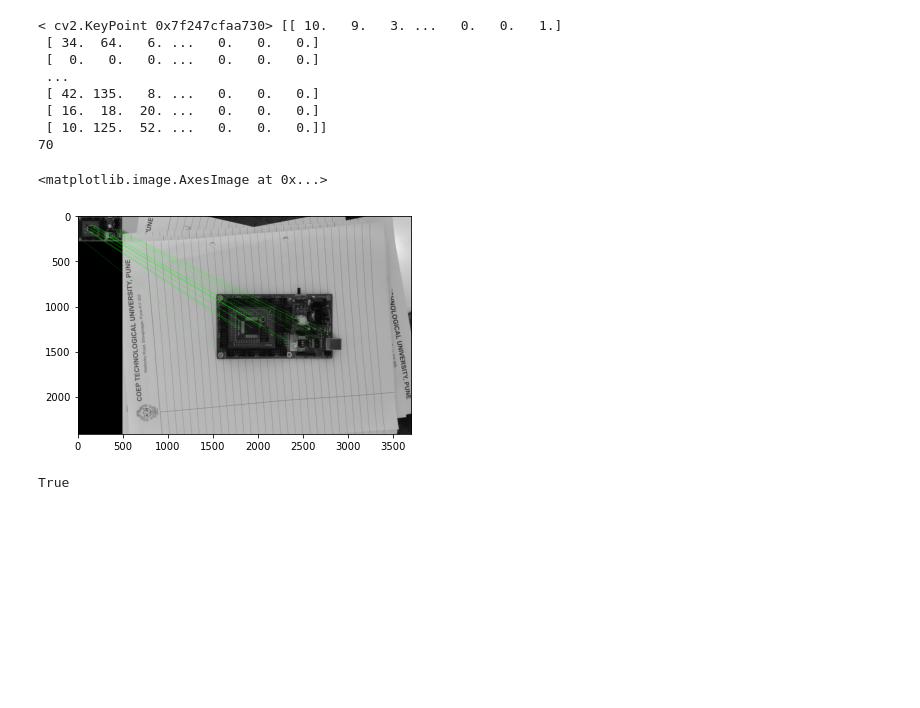
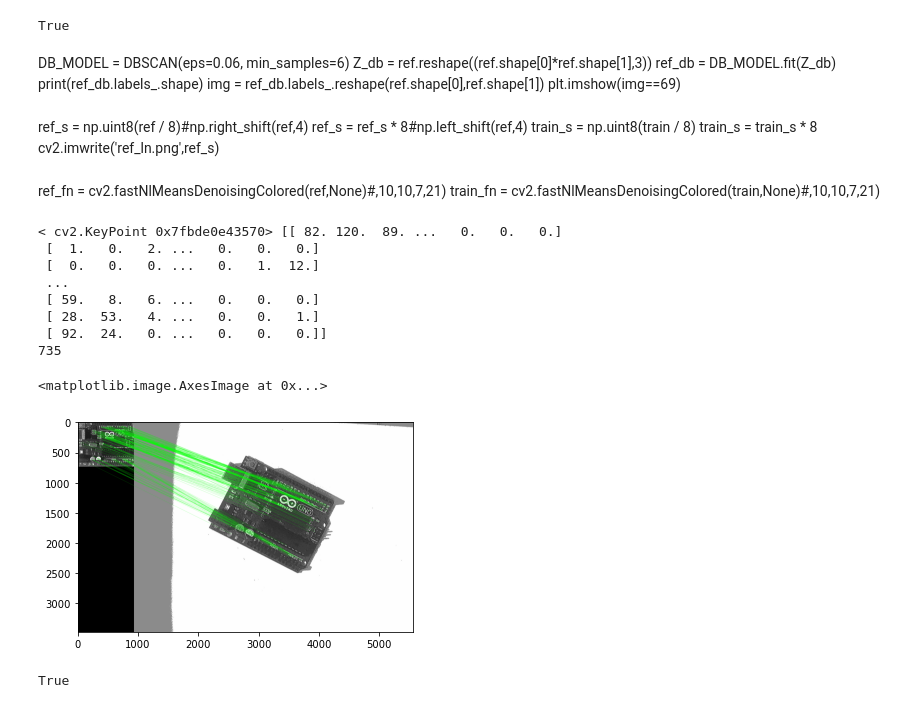
Before and after one commit to smahadwale2001/PCB_Failure, a Jupyter notebook: SIFT.ipynb, the cells around one changed output. Drawn from its saved outputs; the diff is of its cells as text; code cells hidden in the pictures; blank space fills up the shorter version.

```diff
--- a/SIFT.ipynb
+++ b/SIFT.ipynb
@@ -6,8 +8,11 @@ import json
 import time
 # %%
 def sift_transform(ref_img,train_img,blur_val=7,dist_val=0.9,MIN_MATCH_COUNT = 10,show_match=True):
+    ratio_blur = train_img.shape[0]/ref_img.shape[0]
+    blur_t = blur_val * ratio_blur
+    blur_t_odd = int(blur_val/2)*2 + 1
     ref_img = cv2.GaussianBlur(ref_img,(blur_val,blur_val),0)
-    train_img = cv2.GaussianBlur(train_img,(blur_val,blur_val),0)
+    train_img = cv2.GaussianBlur(train_img,(blur_t_odd,blur_t_odd),0)
     if ref_img.shape[2] == 3:
         ref_img_gray = cv2.cvtColor(ref_img,cv2.COLOR_BGR2GRAY)
         train_img_gray = cv2.cvtColor(train_img,cv2.COLOR_BGR2GRAY)
@@ -54,9 +59,9 @@ def sift_transform(ref_img,train_img,blur_val=7,dist_val=0.9,MIN_MATCH_COUNT = 1
         match_img = None
     return transformed_img,transformed_img_gray,ref_img_gray,match_img
 # %%
-ref = cv2.imread('images/mega2560/ref/ref_cp.png')
-train = cv2.imread('images/mega2560/train/4.png')
-n = 2
+ref = cv2.imread('/home/sam/PCB/master/images/setup/images/arduino/ref/arduino_ref.png')#('images/mega2560/ref/ref_cp.png')
+train = cv2.imread('/home/sam/PCB/master/images/setup/images/arduino/train/5.jpg')+31#('images/mega2560/train/5.png')
+n = 1
 ref = cv2.resize(ref,(int(ref.shape[1]/n),int(ref.shape[0]/n)))
 print(ref.shape)
 #train = cv2.rotate(train, cv2.ROTATE_90_COUNTERCLOCKWISE)
@@ -64,0 +82,10 @@ print(ref.shape)
+# %%
+refk = np.zeros(ref.shape,dtype=np.uint8)
+refk[:,:,0],cts1 = kmean(ref[:,:,0],5)
+refk[:,:,1],cts2 = kmean(ref[:,:,1],5)
+refk[:,:,2],cts3 = kmean(ref[:,:,2],5)
+cv2.imwrite('kmean_ref.png',refk)
+cts1 = np.sort(cts1,axis=0)
+cts2 = np.sort(cts2,axis=0)
+cts3 = np.sort(cts3,axis=0)
+print(cts1,cts2,cts3)
@@ -64,0 +190,3 @@ print(ref.shape)
+# %%
+train_f_refc = get_center_img_kmean(train,[cts1,cts2,cts3])
+np.sum(train_f_refc>255)
@@ -65,17 +213,39 @@ print(ref.shape)
+# %%
+cv2.imwrite('train_k_c.png',train_f_refc)
+# %% [output]
+True
+# %% [markdown]
+DB_MODEL = DBSCAN(eps=0.06, min_samples=6)
+Z_db = ref.reshape((ref.shape[0]*ref.shape[1],3))
+ref_db = DB_MODEL.fit(Z_db)
+print(ref_db.labels_.shape)
+img = ref_db.labels_.reshape(ref.shape[0],ref.shape[1])
+plt.imshow(img==69)
+# %% [markdown]
+ref_s = np.uint8(ref / 8)#np.right_shift(ref,4)
+ref_s = ref_s * 8#np.left_shift(ref,4)
+train_s = np.uint8(train / 8)
+train_s = train_s * 8
+cv2.imwrite('ref_ln.png',ref_s)
+# %% [markdown]
+ref_fn = cv2.fastNlMeansDenoisingColored(ref,None)#,10,10,7,21)
+train_fn = cv2.fastNlMeansDenoisingColored(train,None)#,10,10,7,21)
 # %%
-t_i,t_i_g,ref_g,m_i = sift_transform(ref,train,blur_val = 11)
+t_i,t_i_g,ref_g,m_i = sift_transform(refk,train_f_refc,blur_val = 11)
+cv2.imwrite('output/t_i_g.png',t_i_g)
+cv2.imwrite('output/ref_g.png',ref_g)
 plt.imshow(m_i)
 # %% [output]
-< cv2.KeyPoint 0x7f247cfaa730> [[ 10.   9.   3. ...   0.   0.   1.]
- [ 34.  64.   6. ...   0.   0.   0.]
- [  0.   0.   0. ...   0.   0.   0.]
+< cv2.KeyPoint 0x7fbde0e43570> [[ 82. 120.  89. ...   0.   0.   0.]
+ [  1.   0.   2. ...   0.   0.   0.]
+ [  0.   0.   0. ...   0.   1.  12.]
  ...
- [ 42. 135.   8. ...   0.   0.   0.]
- [ 16.  18.  20. ...   0.   0.   0.]
- [ 10. 125.  52. ...   0.   0.   0.]]
-70
+ [ 59.   8.   6. ...   0.   0.   0.]
+ [ 28.  53.   4. ...   0.   0.   1.]
+ [ 92.  24.   0. ...   0.   0.   0.]]
+735
 <matplotlib.image.AxesImage at 0x...>
-[figure, old version]
+[figure, new version]
 # %%
 cv2.imwrite('output/sift.png',t_i)
 # %% [output]
```
Also changed, not shown: parts of 27 cells of this notebook, 38 other files.
